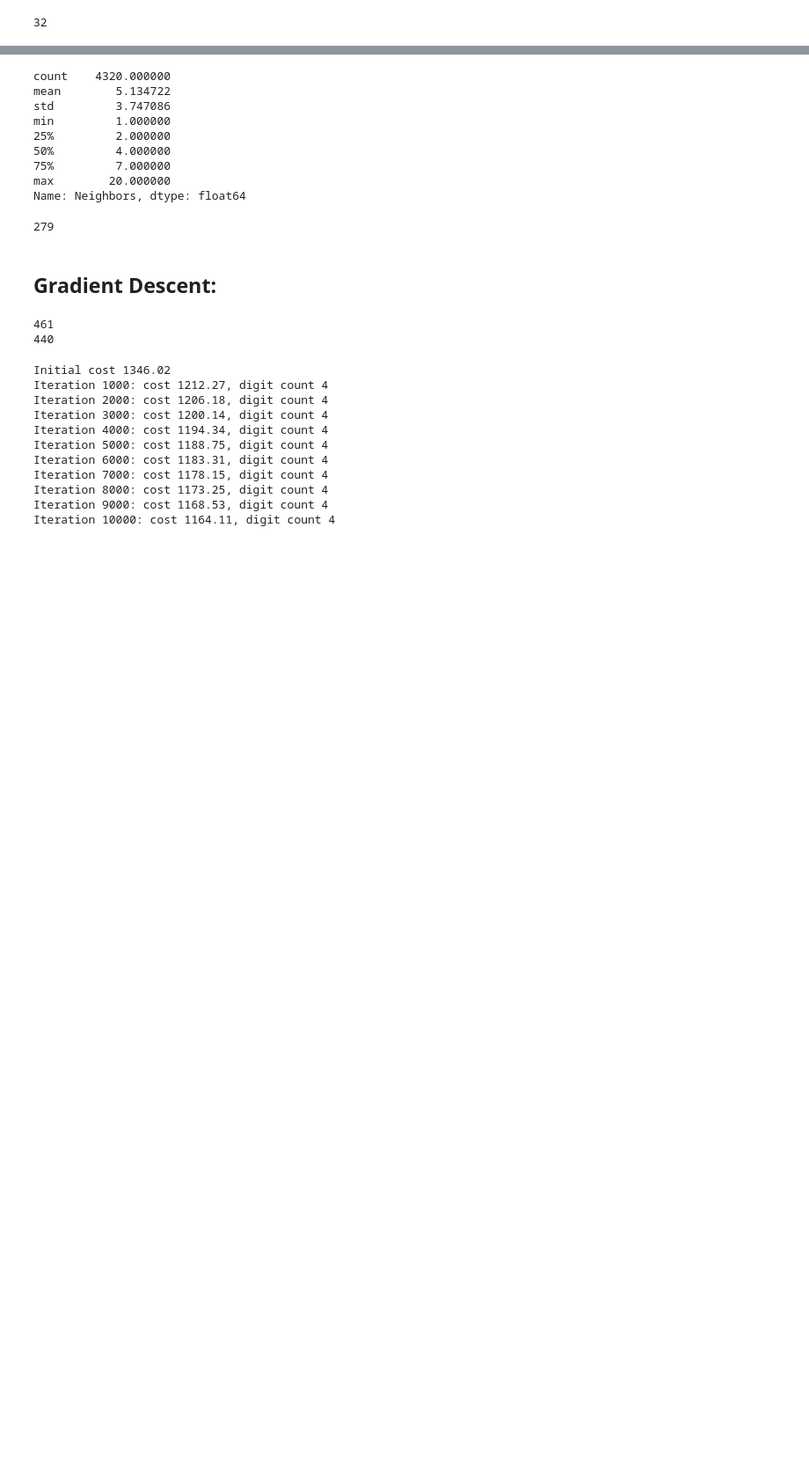
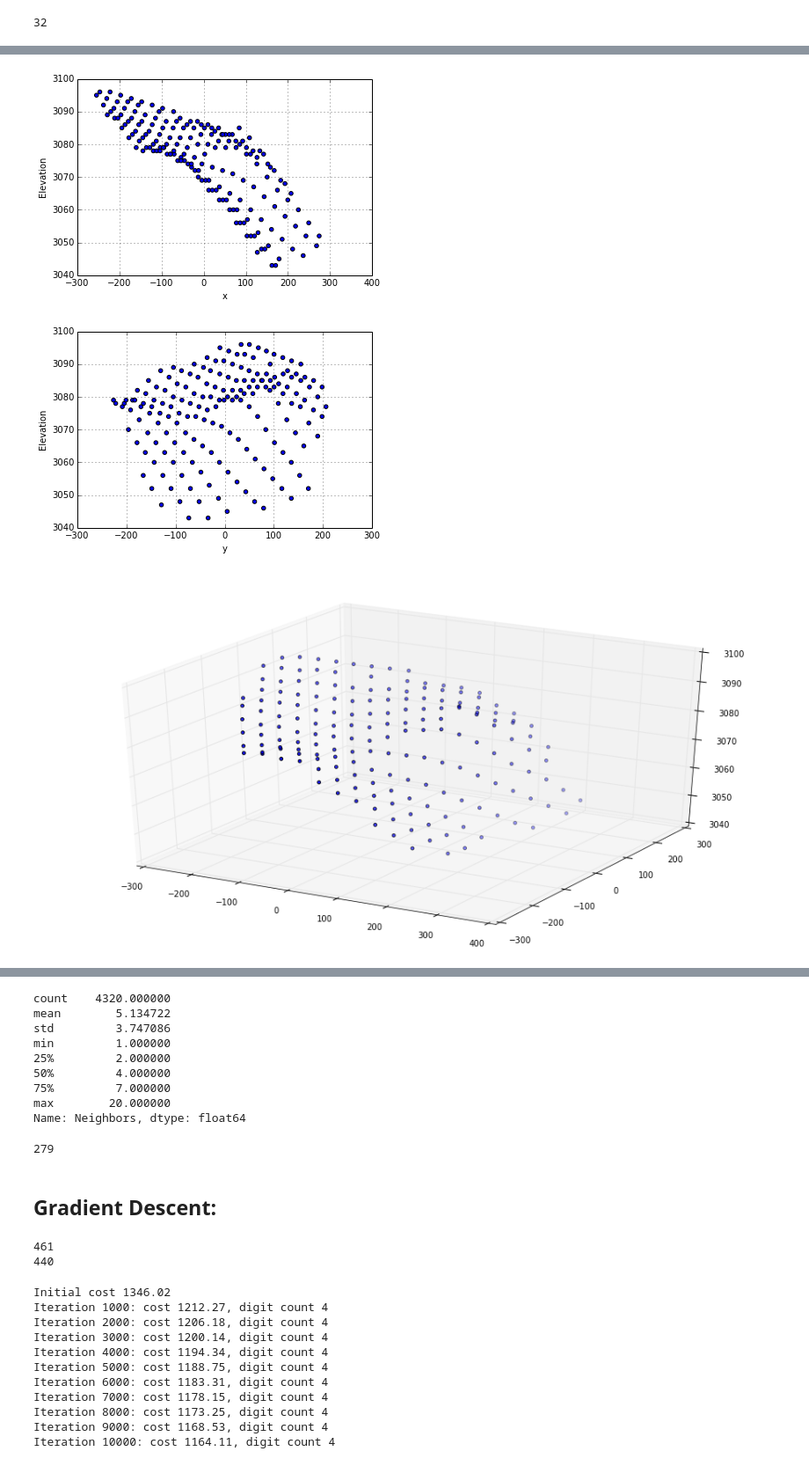
Before and after one commit to Taraxicum/geo_parser, a Jupyter notebook: x,y clustering.ipynb, the cells around one changed output, grey strips where cells are left out. Shown: that part at 88% size. Drawn from its saved outputs; the diff is of its cells as text; code cells hidden in the pictures; blank space fills up the shorter version.

```diff
--- a/x,y clustering.ipynb
+++ b/x,y clustering.ipynb
@@ -57,0 +60,5 @@ gptrain.cohorts[i].plot('Horizontal_Distance_To_Roadways', 'Elevation', kind='sc
+# %%
+i = 3
+gptrain.current_cohort = gptrain.cohorts[i]
+p, fp, cost = gptrain.bgfs_automate()
+print cost
@@ -58,3 +117,17 @@ gptrain.cohorts[i].plot('Horizontal_Distance_To_Roadways', 'Elevation', kind='sc
+# %%
+gptrain.current_cohort['x'] = p['x'].as_matrix()
+gptrain.current_cohort['y'] = p['y'].as_matrix()
+#gt.plot_results(None, p, None, fp, False, True)
+# %%
+#gptrain.current_cohort.head()[['index', 'Elevation', 'x', 'y']]
+cohort = gptrain.current_cohort
+gptrain.current_cohort.plot('x', 'Elevation', kind='scatter')
+gptrain.current_cohort.plot('y', 'Elevation', kind='scatter')
+gt.plot3d(cohort.x, cohort.y, cohort.Elevation, cohort)
+# %% [output]
+[figure, added]
+[figure, added]
+[figure, added]
 # %%
 import matplotlib.patches as mpatches
 import matplotlib
```
Also changed, not shown: parts of 6 cells of this notebook, 1 other file.
